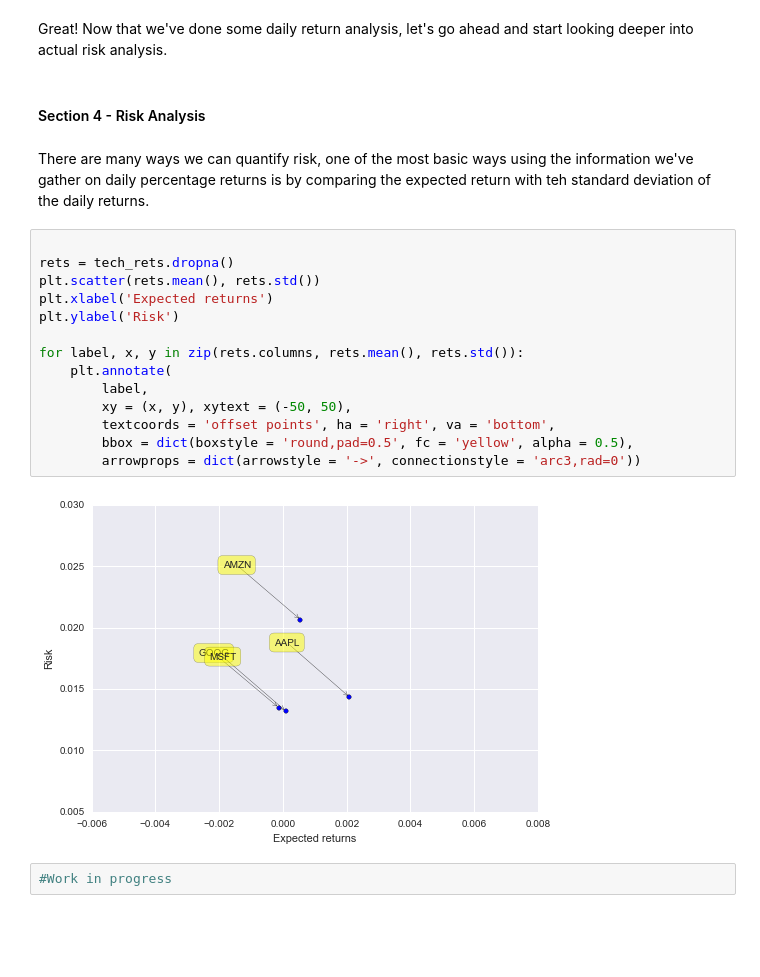
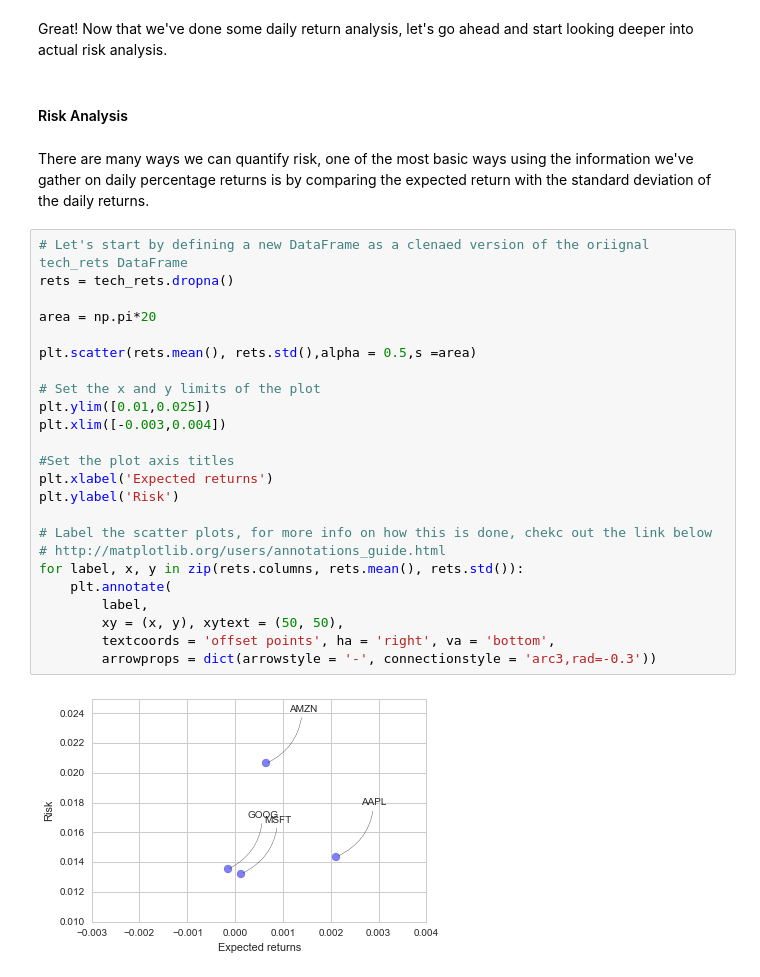
Before and after one commit to jmportilla/Udemy-notes, a Jupyter notebook: Data Project - Stock Market Analysis.ipynb, the cells around one changed output. Drawn from its saved outputs; the diff is of its cells as text; blank space fills up the shorter version.

```diff
--- a/Data Project - Stock Market Analysis.ipynb
+++ b/Data Project - Stock Market Analysis.ipynb
@@ -234,24 +246,32 @@ Fantastic! Just like we suspected in our PairPlot we see here numerically and vi
 # %% [markdown]
 Great! Now that we've done some daily return analysis, let's go ahead and start looking deeper into actual risk analysis.
 # %% [markdown]
-#### Section 4 - Risk Analysis
+#### Risk Analysis
 # %% [markdown]
-There are many ways we can quantify risk, one of the most basic ways using the information we've gather on daily percentage returns is by comparing the expected return with teh standard deviation of the daily returns.
+There are many ways we can quantify risk, one of the most basic ways using the information we've gather on daily percentage returns is by comparing the expected return with the standard deviation of the daily returns.
 # %%
+# Let's start by defining a new DataFrame as a clenaed version of the oriignal tech_rets DataFrame
+rets = tech_rets.dropna()
 
-rets = tech_rets.dropna()
-plt.scatter(rets.mean(), rets.std())
+area = np.pi*20
+
+plt.scatter(rets.mean(), rets.std(),alpha = 0.5,s =area)
+
+# Set the x and y limits of the plot
+plt.ylim([0.01,0.025])
+plt.xlim([-0.003,0.004])
+
+#Set the plot axis titles
 plt.xlabel('Expected returns')
 plt.ylabel('Risk')
 
+# Label the scatter plots, for more info on how this is done, chekc out the link below
+# http://matplotlib.org/users/annotations_guide.html
 for label, x, y in zip(rets.columns, rets.mean(), rets.std()):
     plt.annotate(
         label,
-        xy = (x, y), xytext = (-50, 50),
+        xy = (x, y), xytext = (50, 50),
         textcoords = 'offset points', ha = 'right', va = 'bottom',
-        bbox = dict(boxstyle = 'round,pad=0.5', fc = 'yellow', alpha = 0.5),
-        arrowprops = dict(arrowstyle = '->', connectionstyle = 'arc3,rad=0'))
+        arrowprops = dict(arrowstyle = '-', connectionstyle = 'arc3,rad=-0.3'))
 # %% [output]
-[figure, old version]
+[figure, new version]
-# %%
-#Work in progress
```
Also changed, not shown: parts of 42 cells of this notebook.
